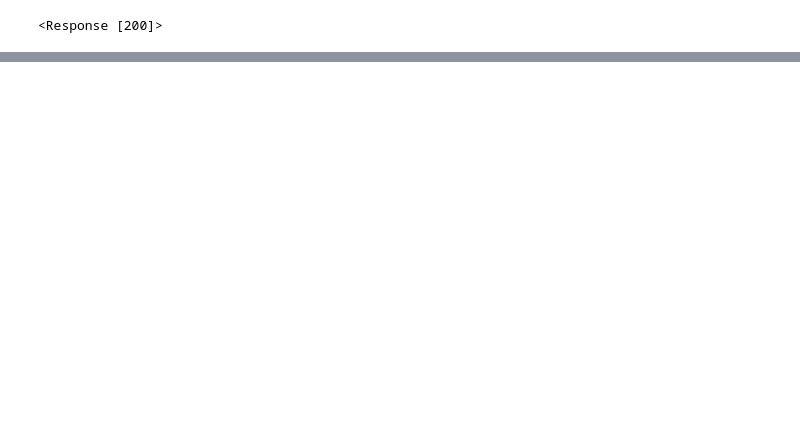
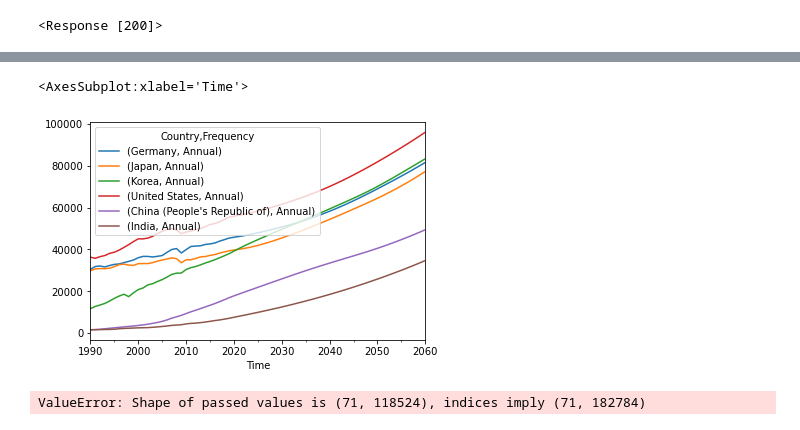
Before and after one commit to bdmckean/econ, a Jupyter notebook: gdp/OECD_download.ipynb, the cells around one changed output, grey strips where cells are left out. Saved outputs shown, nothing was run; the diff lists cells and outputs as text; code cells hidden in the pictures; blank space fills up the shorter version.

```diff
--- a/gdp/OECD_download.ipynb
+++ b/gdp/OECD_download.ipynb
@@ -14,0 +127,2 @@ b'{"header":{"id":"c8b35584-4415-41b4-a55f-4b5c93b9e989","test":false,"prepared"
+# %%
+df_gdp_pp = df.xs('Gross domestic product per capita, volume in USD, at constant 2010 purchasing power parities', level='Variable', axis=1)
@@ -14,0 +175,12 @@ b'{"header":{"id":"c8b35584-4415-41b4-a55f-4b5c93b9e989","test":false,"prepared"
+# %%
+df_gdp_pp_compare = df_gdp_pp[['Germany', 'Japan', 'Korea', 'United States', "China (People's Republic of)", "India"]]
+# %%
+df_gdp_pp_compare.plot()
+# %% [output]
+<AxesSubplot:xlabel='Time'>
+[figure, added]
+# %%
+
+df_old = web.DataReader('SNA_TABLE1', 'oecd', 1950, 2020)
+# %% [output]
+ValueError: Shape of passed values is (71, 118524), indices imply (71, 182784)
```
Also changed, not shown: parts of 33 cells of this notebook, 11 other files.
